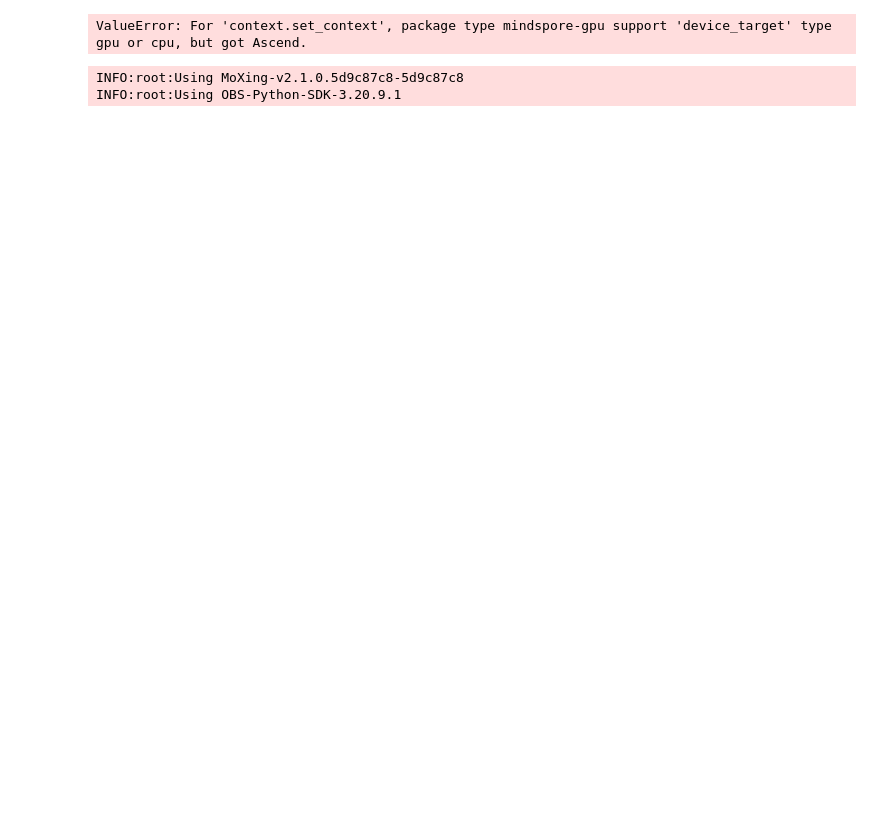
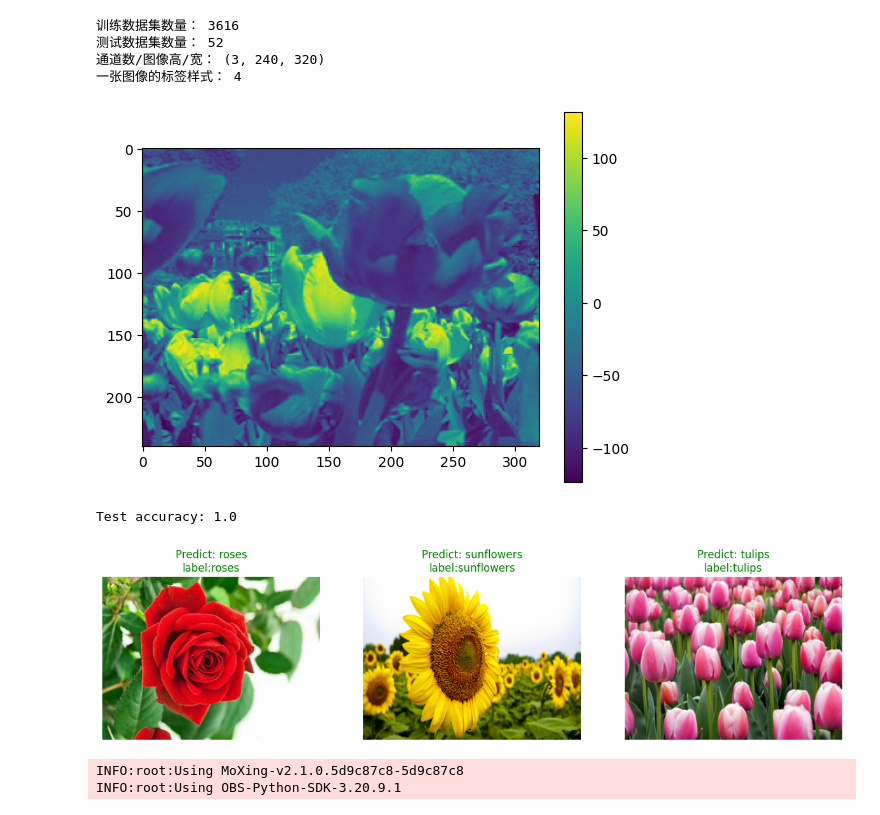
Before and after one commit to atri45/CQU_CS-AI_learning_resources, a Jupyter notebook: 机器学习/实验/拓展实验4/拓展实验4-1/ResNet50.ipynb, the cells around one changed output. Saved outputs shown, nothing was run; the diff lists cells and outputs as text; code cells hidden in the pictures; blank space fills up the shorter version.

```diff
--- a/机器学习/实验/拓展实验4/拓展实验4-1/ResNet50.ipynb
+++ b/机器学习/实验/拓展实验4/拓展实验4-1/ResNet50.ipynb
@@ -279,7 +279,7 @@ loss = nn.SoftmaxCrossEntropyWithLogits(sparse=True, reduction='mean')
 # 实例化模型
 model = Model(network, loss, opt, metrics={"Accuracy": nn.Accuracy()})
 # 模型训练
-#model.train(num_epochs, de_train, callbacks=[ValAccMonitor(model, de_test, num_epochs)])
+model.train(num_epochs, de_train, callbacks=[ValAccMonitor(model, de_test, num_epochs)])
 
 
 # -- 可视化模型预测 --
@@ -312,12 +312,12 @@ def calculate_accuracy(best_ckpt_path, val_de):
             correct += 1
         total += 1
 
-        if i >= 47:
+        if i >= 52:
             break
 
     # 计算在测试集上的准确率
     accuracy = correct / total
-    print('Test accuracy:', accuracy)
+    print('Test accuracy:', accuracy,'\n')
 
 # 展示对样例图片的预测结果
 def show_sample(image_path, label, ckpt_path):
@@ -339,51 +339,49 @@ def show_sample(image_path, label, ckpt_path):
     image = np.expand_dims(image, axis=0)
 
     # 生成神经网络
     num_class = 5
     net = resnet50(num_class)
     # 加载模型参数
     param_dict = ms.load_checkpoint(ckpt_path)
     ms.load_param_into_net(net, param_dict)
     model = ms.Model(net)
 
     # 模型预测
     pre = model.predict(ms.Tensor(image))
     result = np.argmax(pre)
     class_name = {0: "daisy", 1: "dandelion", 2: "roses", 3: "sunflowers", 4: "tulips"}
     # 如果预测正确颜色为绿色，预测错误为红色
     color = 'green' if class_name[result] == label else 'red'
     plt.title(f"Predict: {class_name[result]}\nlabel:{label}", color=color)
     plt.axis("off")
 
 # 计算准确率
 calculate_accuracy('best.ckpt', de_test)
 
 # 展示测试样例
 plt.figure(figsize=(15, 7))
 
-image1 = "./flower_photo_sample/daisy.jpg"
-plt.subplot(1, 5, 1)
-show_sample(image1, "daisy", 'best.ckpt')
+image1 = "./flower_photo_sample/roses.jpg"
+plt.subplot(1, 3, 1)
+show_sample(image1, "roses", 'best.ckpt')
 
-image2 = "./flower_photo_sample/dandelion.jpg"
-plt.subplot(1, 5, 2)
-show_sample(image2, "dandelion", 'best.ckpt')
+image2 = "./flower_photo_sample/sunflowers.jpg"
+plt.subplot(1, 3, 2)
+show_sample(image2, "sunflowers", 'best.ckpt')
 
-image3 = "./flower_photo_sample/roses.jpg"
-plt.subplot(1, 5, 3)
-show_sample(image3, "roses", 'best.ckpt')
-
-image4 = "./flower_photo_sample/sunflowers.jpg"
-plt.subplot(1, 5, 4)
-show_sample(image4, "sunflowers", 'best.ckpt')
-
-image5 = "./flower_photo_sample/tulips.jpg"
-plt.subplot(1, 5, 5)
-show_sample(image5, "tulips", 'best.ckpt')
+image3 = "./flower_photo_sample/tulips.jpg"
+plt.subplot(1, 3, 3)
+show_sample(image3, "tulips", 'best.ckpt')
 
 plt.show()
 # %% [output]
-ValueError: For 'context.set_context', package type mindspore-gpu support 'device_target' type gpu or cpu, but got Ascend.
+训练数据集数量： 3616
+测试数据集数量： 52
+通道数/图像高/宽： (3, 240, 320)
+一张图像的标签样式： 4
+[figure, added]
+Test accuracy: 1.0
+[figure, added]
 # %%
 #创建文件夹
 if not os.path.exists('./flowers/'):
```
Also changed, not shown: 2 other files.
